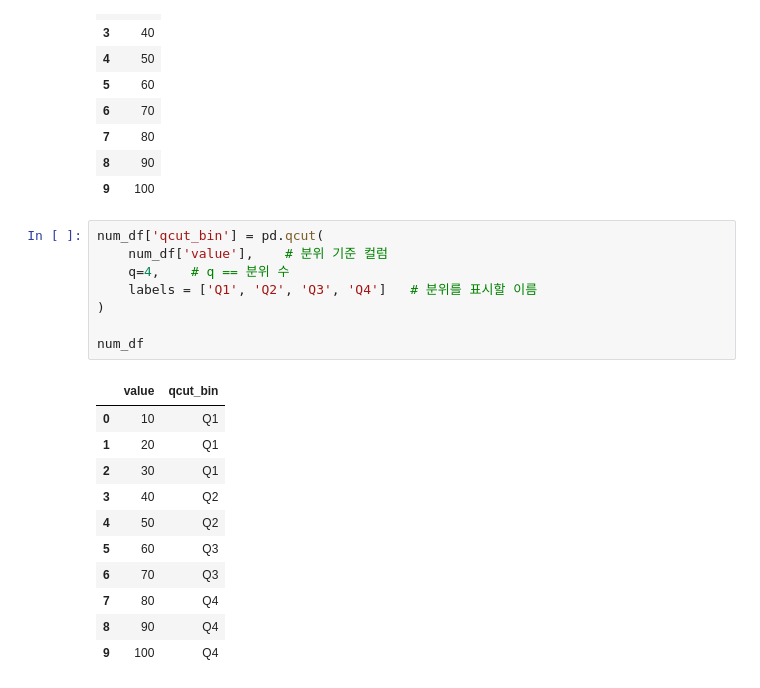
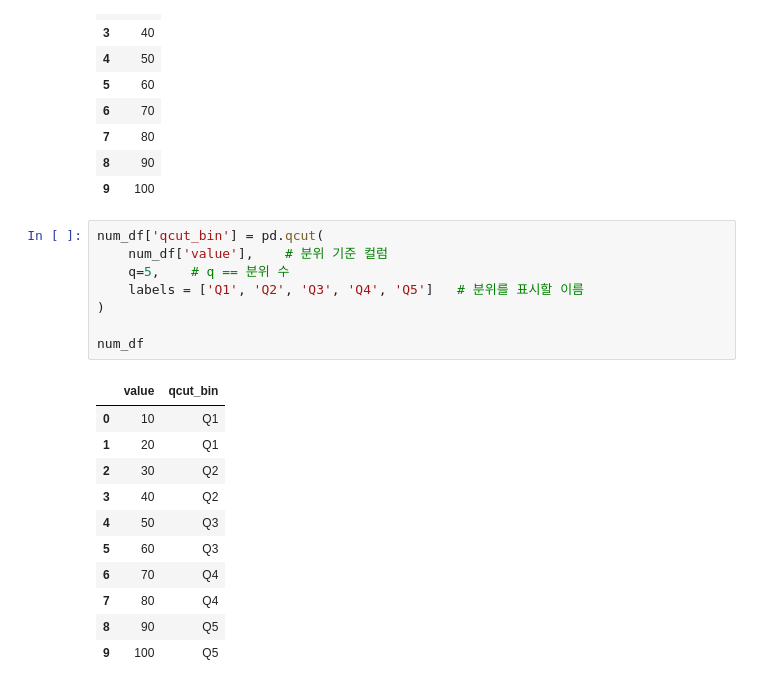
Before and after one commit to suhoo898-skn-33/05_data_analysis, a Jupyter notebook: 02_pandas/05_merge_join.ipynb, the cells around one changed output. Saved outputs shown, nothing was run; the diff lists cells and outputs as text.

```diff
--- a/02_pandas/05_merge_join.ipynb
+++ b/02_pandas/05_merge_join.ipynb
@@ -287,20 +287,20 @@ num_df
 # %%
 num_df['qcut_bin'] = pd.qcut(
     num_df['value'],    # 분위 기준 컬럼
-    q=4,    # q == 분위 수
-    labels = ['Q1', 'Q2', 'Q3', 'Q4']   # 분위를 표시할 이름
+    q=5,    # q == 분위 수
+    labels = ['Q1', 'Q2', 'Q3', 'Q4', 'Q5']   # 분위를 표시할 이름
 )
 
 num_df
 # %% [output]
 |  | value | qcut_bin |
 | 0 | 10 | Q1 |
 | 1 | 20 | Q1 |
-| 2 | 30 | Q1 |
+| 2 | 30 | Q2 |
 | 3 | 40 | Q2 |
-| 4 | 50 | Q2 |
+| 4 | 50 | Q3 |
 | 5 | 60 | Q3 |
-| 6 | 70 | Q3 |
+| 6 | 70 | Q4 |
 | 7 | 80 | Q4 |
-| 8 | 90 | Q4 |
-| 9 | 100 | Q4 |
+| 8 | 90 | Q5 |
+| 9 | 100 | Q5 |
```
